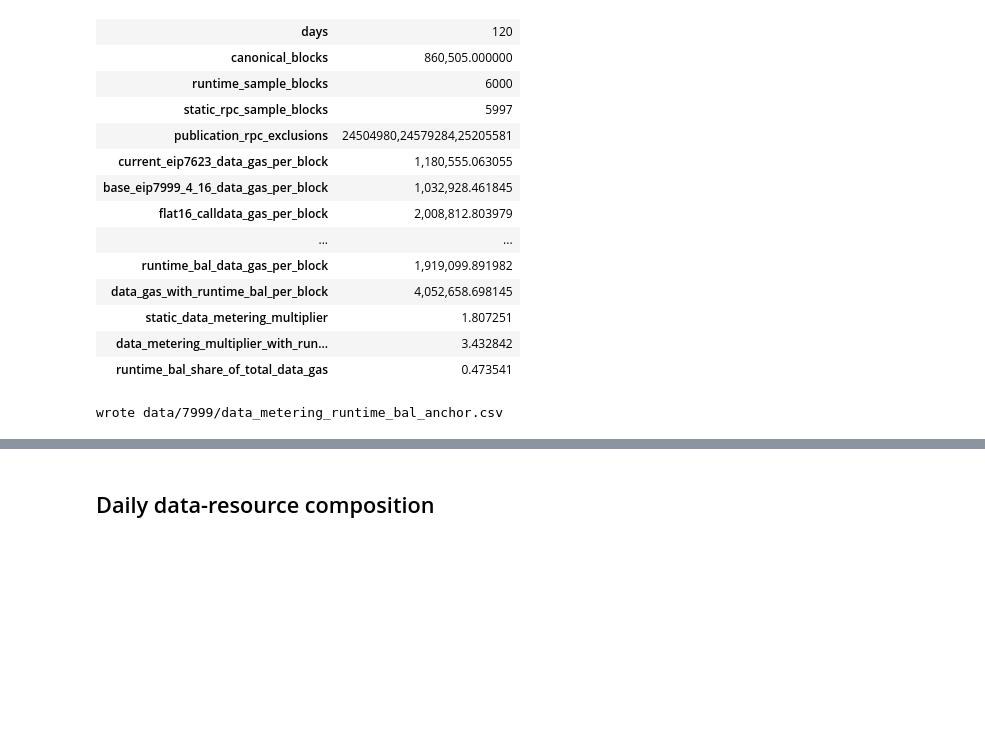
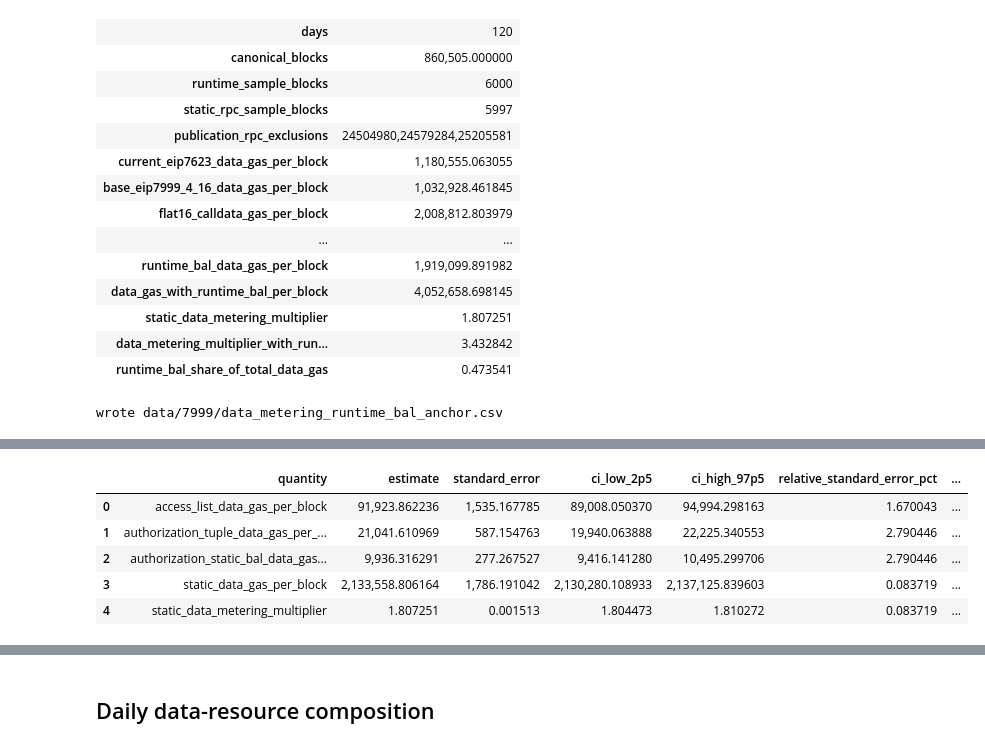
Before and after one commit to M1kuW1ll/eip-7999-research, a Jupyter notebook: notebooks/7999_equilibrium/01-data-metering-runtime-bal.ipynb, the cells around one changed output, grey strips where cells are left out. Saved outputs shown, nothing was run; the diff lists cells and outputs as text; code cells hidden in the pictures; blank space fills up the shorter version.

```diff
--- a/notebooks/7999_equilibrium/01-data-metering-runtime-bal.ipynb
+++ b/notebooks/7999_equilibrium/01-data-metering-runtime-bal.ipynb
@@ -49,8 +49,11 @@ DAILY_XATU_CSV = OUT_DIR / f"xatu_daily_data_metering_{DATE_TAG}.csv"
 RUNTIME_BLOCK_CSV = DATA_DIR / f"calibration_xatu_bal_runtime_8279_blocks_{DATE_TAG}.csv"
 RUNTIME_PARTIAL_CSV = OUT_DIR / f"xatu_runtime_blocks_{DATE_TAG}.partial.csv"
 RPC_STATIC_BLOCK_CSV = DATA_DIR / f"calibration_rpc_static_data_blocks_{DATE_TAG}.csv"
+RPC_BAL_BLOCK_CSV = DATA_DIR / f"calibration_rpc_bal_blocks_{DATE_TAG}.csv"
 BRIDGE_CSV = OUT_DIR / "data_metering_bridge.csv"
 ANCHOR_CSV = OUT_DIR / "data_metering_runtime_bal_anchor.csv"
+PHYSICAL_COMPARISON_CSV = OUT_DIR / "bal_runtime_physical_comparison.csv"
+STATIC_SAMPLING_CSV = OUT_DIR / "static_data_sampling_uncertainty.csv"
 DAILY_COMPONENT_CSV = OUT_DIR / "daily_data_resource_components.csv"
 MANIFEST_CSV = OUT_DIR / "source_manifest.csv"
 DATA_COMPONENT_PLOT = PLOT_DIR / f"daily_data_resource_components_runtime_8279_{DATE_TAG}.png"
@@ -444,0 +518,89 @@ wrote data/7999/data_metering_runtime_bal_anchor.csv
+# %%
+N_BOOTSTRAP = 2000
+rng = np.random.default_rng(20260807)
+
+# Rows sorted by day so each day occupies one contiguous block of the array.
+sampled = rpc_sample.sort_values(["date", "block_number"]).reset_index(drop=True)
+day_codes, day_values = pd.factorize(sampled["date"], sort=True)
+group_sizes = np.bincount(day_codes)
+group_offsets = np.concatenate([[0], np.cumsum(group_sizes)[:-1]])
+assert len(group_sizes) == 120
+assert group_sizes.sum() == len(sampled)
+
+# Canonical block counts per day, aligned to the sampled days.
+day_block_counts = (
+    panel.set_index("date").loc[day_values, "block_count"].to_numpy(dtype=float)
+)
+
+# Draw a within-day replacement index for every sampled row at once.
+row_sizes = group_sizes[day_codes]
+row_offsets = group_offsets[day_codes]
+draws = rng.random((N_BOOTSTRAP, len(sampled)))
+pick = (row_offsets + (draws * row_sizes).astype(np.int64)).astype(np.int64)
+del draws
+
+
+def bootstrap_weighted_total(column):
+    """Block-count-weighted daily total of a sampled per-block quantity."""
+    values = sampled[column].to_numpy(dtype=float)[pick]
+    day_sums = np.add.reduceat(values, group_offsets, axis=1)
+    day_means = day_sums / group_sizes
+    return (day_means * day_block_counts).sum(axis=1)
+
+
+boot_access_lists = 16.0 * bootstrap_weighted_total("tx_access_list_bytes")
+boot_authorizations = 16.0 * bootstrap_weighted_total("authorization_tuple_8131_bytes")
+boot_authorization_bal = (
+    16.0 * 51.0 * bootstrap_weighted_total("authorization_tuple_count")
+)
+del pick
+
+boot_static = (
+    flat16_calldata + boot_access_lists + boot_authorizations
+    + boot_authorization_bal + blob_hashes
+)
+boot_multiplier = boot_static / current_data
+
+point_estimates = {
+    "access_list_data_gas_per_block": access_lists / blocks,
+    "authorization_tuple_data_gas_per_block": authorization_tuples / blocks,
+    "authorization_static_bal_data_gas_per_block": authorization_static_bal / blocks,
+    "static_data_gas_per_block": static_data / blocks,
+    "static_data_metering_multiplier": static_data / current_data,
+}
+boot_draws = {
+    "access_list_data_gas_per_block": boot_access_lists / blocks,
+    "authorization_tuple_data_gas_per_block": boot_authorizations / blocks,
+    "authorization_static_bal_data_gas_per_block": boot_authorization_bal / blocks,
+    "static_data_gas_per_block": boot_static / blocks,
+    "static_data_metering_multiplier": boot_multiplier,
+}
+
+static_sampling_rows = []
+for name, draws in boot_draws.items():
+    estimate = point_estimates[name]
+    standard_error = float(draws.std(ddof=1))
+    low, high = np.percentile(draws, [2.5, 97.5])
+    static_sampling_rows.append({
+        "quantity": name,
+        "estimate": estimate,
+        "standard_error": standard_error,
+        "ci_low_2p5": float(low),
+        "ci_high_97p5": float(high),
+        "relative_standard_error_pct": 100 * standard_error / abs(estimate),
+    })
+static_sampling = pd.DataFrame(static_sampling_rows)
+static_sampling["bootstrap_replicates"] = N_BOOTSTRAP
+static_sampling["sampled_blocks"] = len(sampled)
+static_sampling["full_population_blocks"] = int(blocks)
+static_sampling.to_csv(STATIC_SAMPLING_CSV, index=False)
+
+display(static_sampling)
+print("wrote", STATIC_SAMPLING_CSV.relative_to(PROJECT_ROOT))
+# %% [output]
+|  | quantity | estimate | standard_error | ci_low_2p5 | ci_high_97p5 | relative_standard_error_pct | ... |
+| 0 | access_list_data_gas_per_block | 91,923.862236 | 1,535.167785 | 89,008.050370 | 94,994.298163 | 1.670043 | ... |
+| 1 | authorization_tuple_data_gas_per_... | 21,041.610969 | 587.154763 | 19,940.063888 | 22,225.340553 | 2.790446 | ... |
+| 2 | authorization_static_bal_data_gas... | 9,936.316291 | 277.267527 | 9,416.141280 | 10,495.299706 | 2.790446 | ... |
+| 3 | static_data_gas_per_block | 2,133,558.806164 | 1,786.191042 | 2,130,280.108933 | 2,137,125.839603 | 0.083719 | ... |
+| 4 | static_data_metering_multiplier | 1.807251 | 0.001513 | 1.804473 | 1.810272 | 0.083719 | ... |
```
Also changed, not shown: parts of 5 cells of this notebook, 5 other files.
